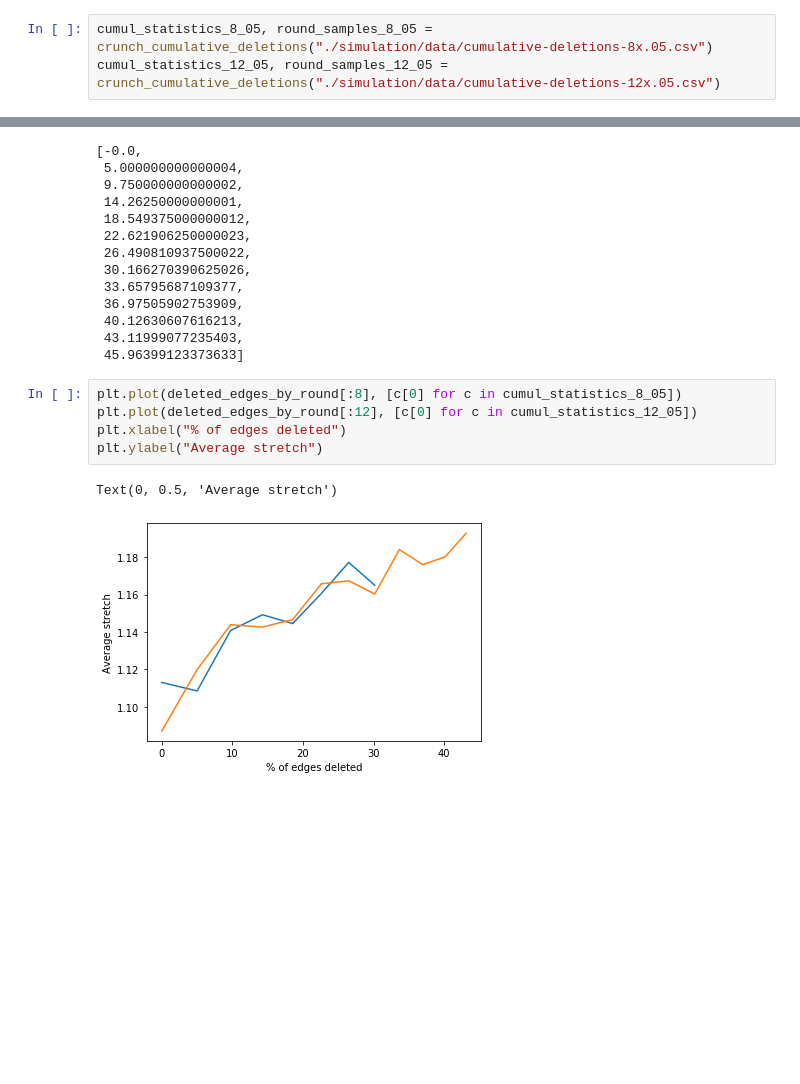
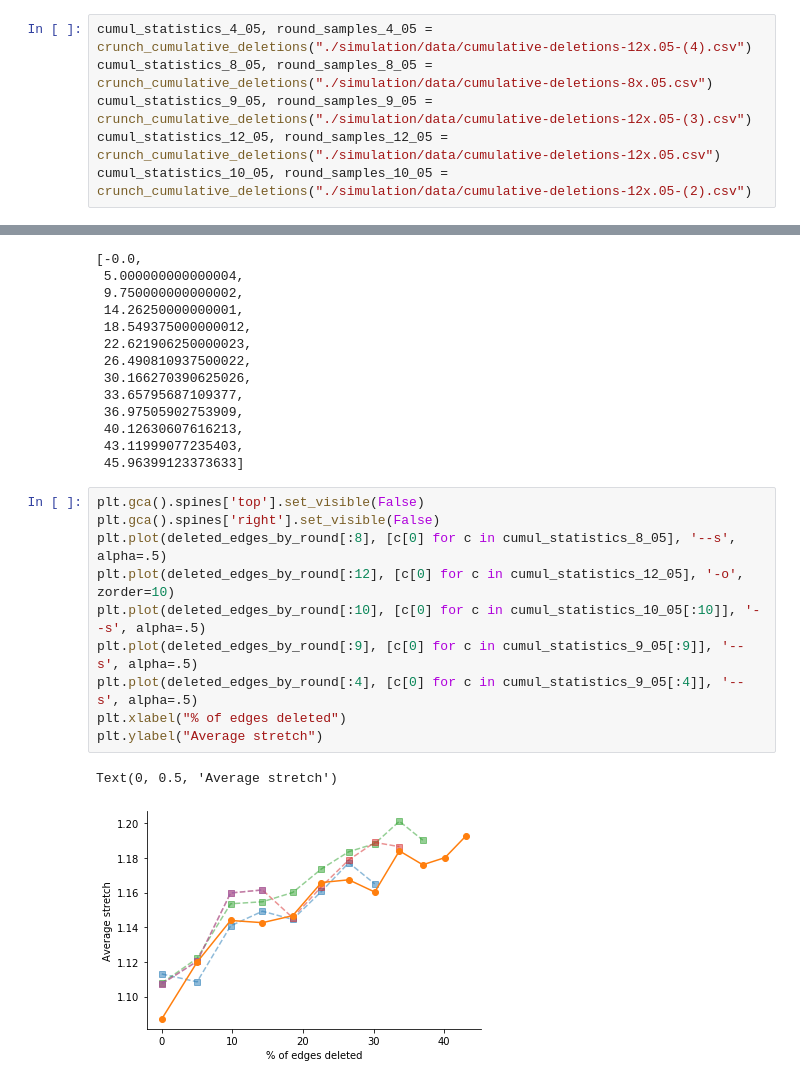
Before and after one commit to dedis/student_20_compactInternet, a Jupyter notebook: TZ_metrics.ipynb, the cells around one changed output, grey strips where cells are left out. Saved outputs shown, nothing was run; the diff lists cells and outputs as text; blank space fills up the shorter version.

```diff
--- a/TZ_metrics.ipynb
+++ b/TZ_metrics.ipynb
@@ -262,6 +261,9 @@ def crunch_cumulative_deletions(filename):
 
     return [stretch_statistics_by_round(r) for r in cumul_by_round], cumul_by_round[0].shape[0]
 # %%
+cumul_statistics_4_05, round_samples_4_05 = crunch_cumulative_deletions("./simulation/data/cumulative-deletions-12x.05-(4).csv")
 cumul_statistics_8_05, round_samples_8_05 = crunch_cumulative_deletions("./simulation/data/cumulative-deletions-8x.05.csv")
+cumul_statistics_9_05, round_samples_9_05 = crunch_cumulative_deletions("./simulation/data/cumulative-deletions-12x.05-(3).csv")
 cumul_statistics_12_05, round_samples_12_05 = crunch_cumulative_deletions("./simulation/data/cumulative-deletions-12x.05.csv")
+cumul_statistics_10_05, round_samples_10_05 = crunch_cumulative_deletions("./simulation/data/cumulative-deletions-12x.05-(2).csv")
 # %%
@@ -313,10 +312,15 @@ deleted_edges_by_round
  43.11999077235403,
  45.96399123373633]
 # %%
-plt.plot(deleted_edges_by_round[:8], [c[0] for c in cumul_statistics_8_05])
-plt.plot(deleted_edges_by_round[:12], [c[0] for c in cumul_statistics_12_05])
+plt.gca().spines['top'].set_visible(False)
+plt.gca().spines['right'].set_visible(False)
+plt.plot(deleted_edges_by_round[:8], [c[0] for c in cumul_statistics_8_05], '--s', alpha=.5)
+plt.plot(deleted_edges_by_round[:12], [c[0] for c in cumul_statistics_12_05], '-o', zorder=10)
+plt.plot(deleted_edges_by_round[:10], [c[0] for c in cumul_statistics_10_05[:10]], '--s', alpha=.5)
+plt.plot(deleted_edges_by_round[:9], [c[0] for c in cumul_statistics_9_05[:9]], '--s', alpha=.5)
+plt.plot(deleted_edges_by_round[:4], [c[0] for c in cumul_statistics_9_05[:4]], '--s', alpha=.5)
 plt.xlabel("% of edges deleted")
 plt.ylabel("Average stretch")
 # %% [output]
 Text(0, 0.5, 'Average stretch')
-[figure, old version]
+[figure, new version]
```
Also changed, not shown: parts of 14 cells of this notebook, 12 other files.
